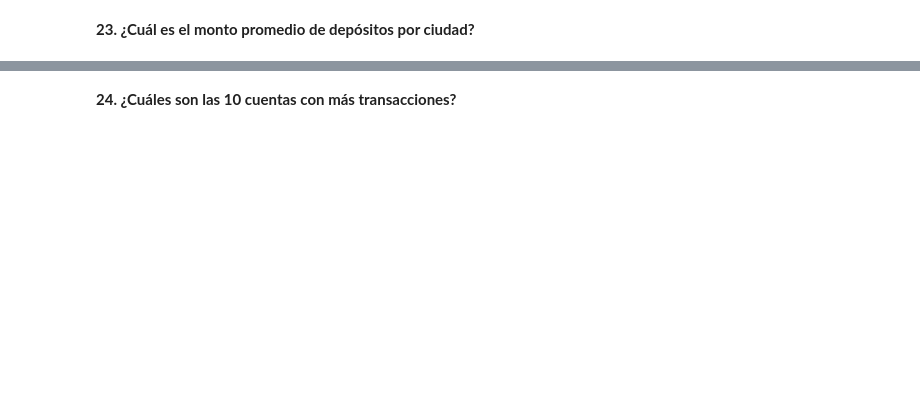
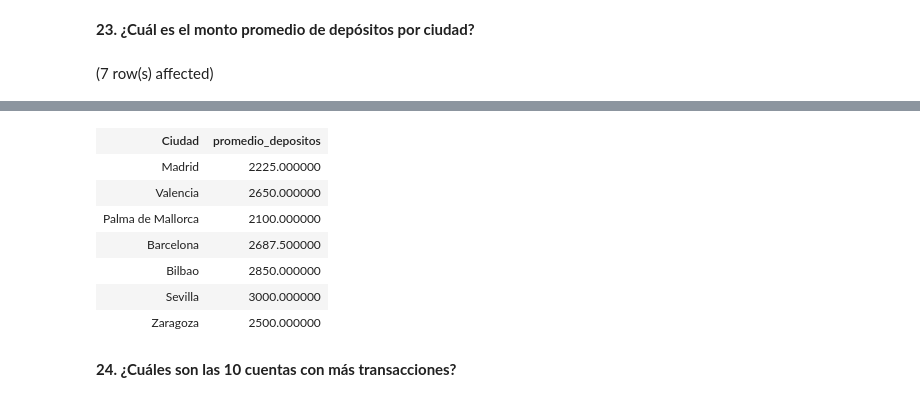
Before and after one commit to mizos0512/curso_sql, a Jupyter notebook: notebooks/Practica_Final_SQL.ipynb, the cells around one changed output, grey strips where cells are left out. Drawn from its saved outputs; the diff is of its cells as text; code cells hidden in the pictures; blank space fills up the shorter version.

```diff
--- a/notebooks/Practica_Final_SQL.ipynb
+++ b/notebooks/Practica_Final_SQL.ipynb
@@ -673,2 +710,11 @@ Se pone de referencia la fecha '2020-09-19'
 # %% [markdown]
 **23. ¿Cuál es el monto promedio de depósitos por ciudad?**
+# %%
+SELECT cl.Ciudad, AVG(tr.Monto) AS promedio_depositos
+FROM bank.clientes cl
+JOIN bank.cuentas cu ON cl.ClienteID = cu.ClienteID
+JOIN bank.transacciones tr ON cu.CuentaID = tr.CuentaID
+WHERE tr.Tipo = 'Depósito'
+GROUP BY cl.Ciudad;
+# %% [output]
+(7 row(s) affected)
@@ -675,2 +722,10 @@ Se pone de referencia la fecha '2020-09-19'
+| Ciudad | promedio_depositos |
+| Madrid | 2225.000000 |
+| Valencia | 2650.000000 |
+| Palma de Mallorca | 2100.000000 |
+| Barcelona | 2687.500000 |
+| Bilbao | 2850.000000 |
+| Sevilla | 3000.000000 |
+| Zaragoza | 2500.000000 |
 # %% [markdown]
 **24. ¿Cuáles son las 10 cuentas con más transacciones?**
```
Also changed, not shown: parts of 8 cells of this notebook.
